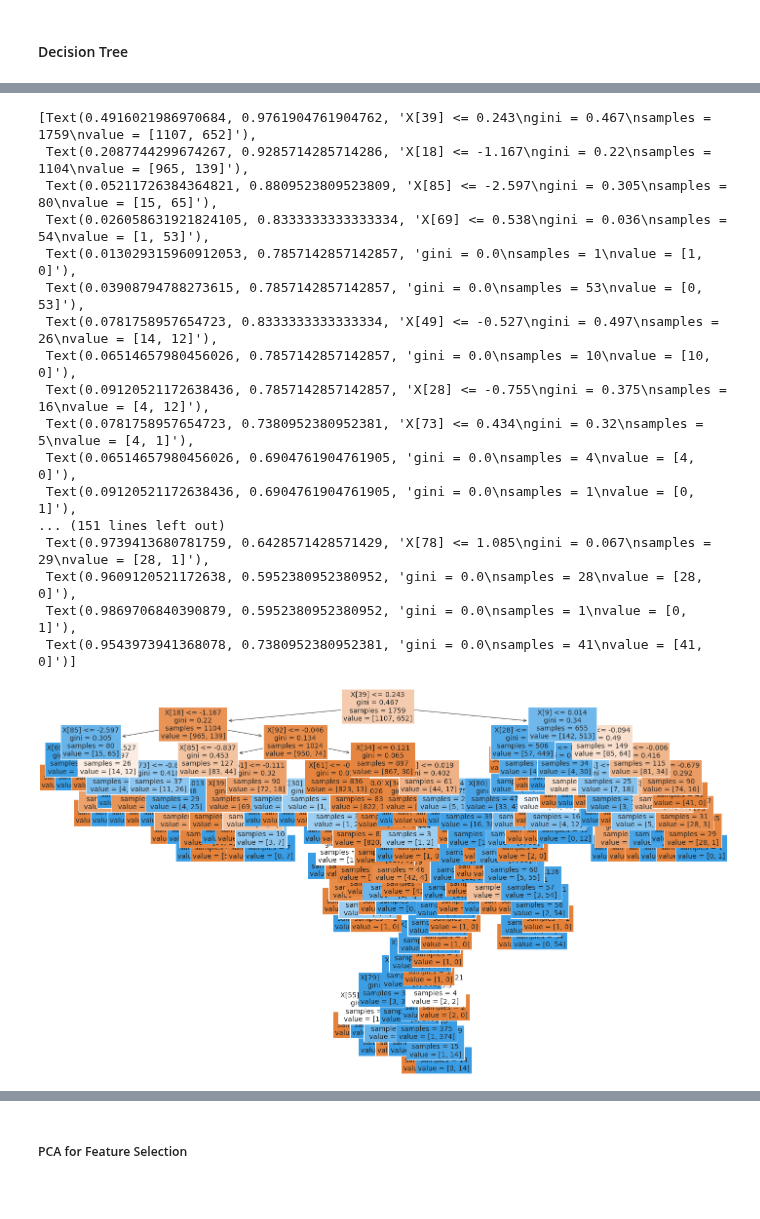
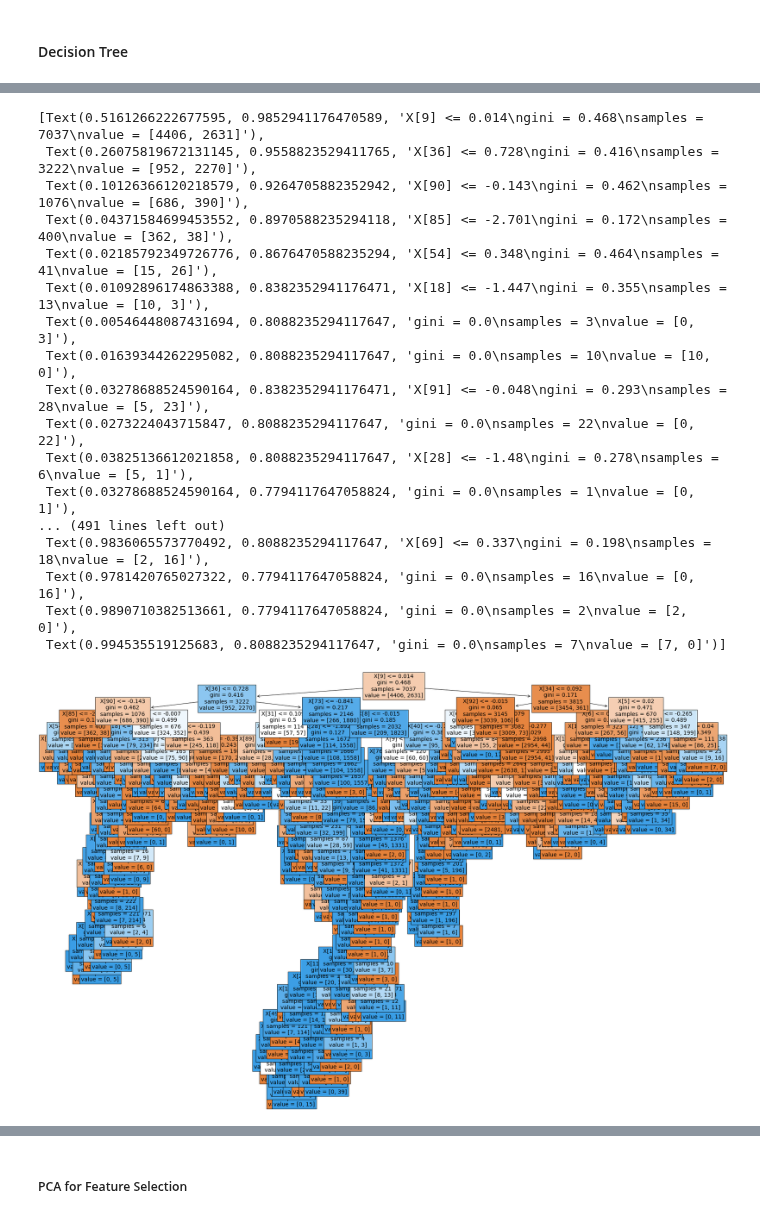
Before and after one commit to erinmcmahon26/Company-Bankruptcy-Prediction, a Jupyter notebook: DecisionTree_and_RandomForest.ipynb, the cells around one changed output, grey strips where cells are left out. Drawn from its saved outputs; the diff is of its cells as text; code cells hidden in the pictures.

```diff
--- a/DecisionTree_and_RandomForest.ipynb
+++ b/DecisionTree_and_RandomForest.ipynb
@@ -49,15 +48,15 @@ x = df.drop('Bankrupt?', axis=1)
 # %%
 scaler = StandardScaler()
-x_scaled = scaler.fit_transform(x.astype(np.float64))
+X_scaled = scaler.fit_transform(X.astype(np.float64))
 # %%
 over = SMOTE(sampling_strategy=0.5)
 under = RandomUnderSampler(sampling_strategy=0.6)
 steps = [('o', over), ('u', under)]
 pipeline = Pipeline(steps=steps)
 # %%
-x, y = pipeline.fit_resample(x_scaled, y)
+X, y = pipeline.fit_resample(X_scaled, y)
 # %%
-x_train, x_test, y_train, y_test = train_test_split(x,y, test_size=0.8, random_state=42)
+X_train, X_test, y_train, y_test = train_test_split(X,y, test_size=0.2, random_state=42)
 # %% [markdown]
 ### Models
 # %%
@@ -82,7 +81,7 @@ def acc_score(model, input_data, output_data):
 #### Decision Tree
 # %%
 clf = DecisionTreeClassifier()
-clf.fit(x_train,y_train)
+clf.fit(X_train,y_train)
 
-model_metrics(clf, x_test, y_test)
+model_metrics(clf, X_test, y_test)
 # %% [output]
@@ -99,26 +98,26 @@ weighted avg       0.90      0.90      0.90      7038
 # %%
 # can adjust min_impurity_decrease=# to decrease the
 from sklearn import tree
 %matplotlib inline
-plt.figure(figsize=(24,14))
+plt.figure(figsize=(30,20))
 tree.plot_tree(clf, filled=True, fontsize=14)
 # %% [output]
-[Text(0.4916021986970684, 0.9761904761904762, 'X[39] <= 0.243\ngini = 0.467\nsamples = 1759\nvalue = [1107, 652]'),
- Text(0.2087744299674267, 0.9285714285714286, 'X[18] <= -1.167\ngini = 0.22\nsamples = 1104\nvalue = [965, 139]'),
- Text(0.05211726384364821, 0.8809523809523809, 'X[85] <= -2.597\ngini = 0.305\nsamples = 80\nvalue = [15, 65]'),
- Text(0.026058631921824105, 0.8333333333333334, 'X[69] <= 0.538\ngini = 0.036\nsamples = 54\nvalue = [1, 53]'),
- Text(0.013029315960912053, 0.7857142857142857, 'gini = 0.0\nsamples = 1\nvalue = [1, 0]'),
- Text(0.03908794788273615, 0.7857142857142857, 'gini = 0.0\nsamples = 53\nvalue = [0, 53]'),
- Text(0.0781758957654723, 0.8333333333333334, 'X[49] <= -0.527\ngini = 0.497\nsamples = 26\nvalue = [14, 12]'),
- Text(0.06514657980456026, 0.7857142857142857, 'gini = 0.0\nsamples = 10\nvalue = [10, 0]'),
- Text(0.09120521172638436, 0.7857142857142857, 'X[28] <= -0.755\ngini = 0.375\nsamples = 16\nvalue = [4, 12]'),
- Text(0.0781758957654723, 0.7380952380952381, 'X[73] <= 0.434\ngini = 0.32\nsamples = 5\nvalue = [4, 1]'),
- Text(0.06514657980456026, 0.6904761904761905, 'gini = 0.0\nsamples = 4\nvalue = [4, 0]'),
- Text(0.09120521172638436, 0.6904761904761905, 'gini = 0.0\nsamples = 1\nvalue = [0, 1]'),
-... (151 lines left out)
- Text(0.9739413680781759, 0.6428571428571429, 'X[78] <= 1.085\ngini = 0.067\nsamples = 29\nvalue = [28, 1]'),
- Text(0.9609120521172638, 0.5952380952380952, 'gini = 0.0\nsamples = 28\nvalue = [28, 0]'),
- Text(0.9869706840390879, 0.5952380952380952, 'gini = 0.0\nsamples = 1\nvalue = [0, 1]'),
- Text(0.9543973941368078, 0.7380952380952381, 'gini = 0.0\nsamples = 41\nvalue = [41, 0]')]
+[Text(0.5161266222677595, 0.9852941176470589, 'X[9] <= 0.014\ngini = 0.468\nsamples = 7037\nvalue = [4406, 2631]'),
+ Text(0.26075819672131145, 0.9558823529411765, 'X[36] <= 0.728\ngini = 0.416\nsamples = 3222\nvalue = [952, 2270]'),
+ Text(0.10126366120218579, 0.9264705882352942, 'X[90] <= -0.143\ngini = 0.462\nsamples = 1076\nvalue = [686, 390]'),
+ Text(0.04371584699453552, 0.8970588235294118, 'X[85] <= -2.701\ngini = 0.172\nsamples = 400\nvalue = [362, 38]'),
+ Text(0.02185792349726776, 0.8676470588235294, 'X[54] <= 0.348\ngini = 0.464\nsamples = 41\nvalue = [15, 26]'),
+ Text(0.01092896174863388, 0.8382352941176471, 'X[18] <= -1.447\ngini = 0.355\nsamples = 13\nvalue = [10, 3]'),
+ Text(0.00546448087431694, 0.8088235294117647, 'gini = 0.0\nsamples = 3\nvalue = [0, 3]'),
+ Text(0.01639344262295082, 0.8088235294117647, 'gini = 0.0\nsamples = 10\nvalue = [10, 0]'),
+ Text(0.03278688524590164, 0.8382352941176471, 'X[91] <= -0.048\ngini = 0.293\nsamples = 28\nvalue = [5, 23]'),
+ Text(0.0273224043715847, 0.8088235294117647, 'gini = 0.0\nsamples = 22\nvalue = [0, 22]'),
+ Text(0.03825136612021858, 0.8088235294117647, 'X[28] <= -1.48\ngini = 0.278\nsamples = 6\nvalue = [5, 1]'),
+ Text(0.03278688524590164, 0.7794117647058824, 'gini = 0.0\nsamples = 1\nvalue = [0, 1]'),
+... (491 lines left out)
+ Text(0.9836065573770492, 0.8088235294117647, 'X[69] <= 0.337\ngini = 0.198\nsamples = 18\nvalue = [2, 16]'),
+ Text(0.9781420765027322, 0.7794117647058824, 'gini = 0.0\nsamples = 16\nvalue = [0, 16]'),
+ Text(0.9890710382513661, 0.7794117647058824, 'gini = 0.0\nsamples = 2\nvalue = [2, 0]'),
+ Text(0.994535519125683, 0.8088235294117647, 'gini = 0.0\nsamples = 7\nvalue = [7, 0]')]
-[figure, old version]
+[figure, new version]
 # %% [markdown]
```
Also changed, not shown: parts of 27 cells of this notebook.
